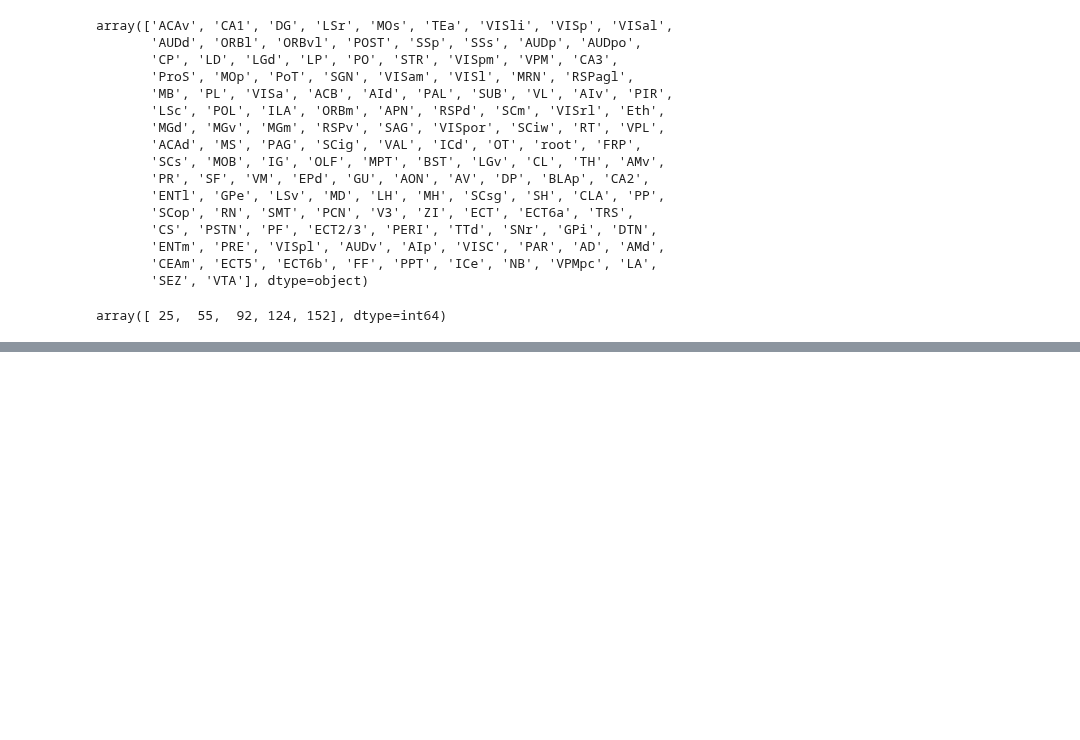
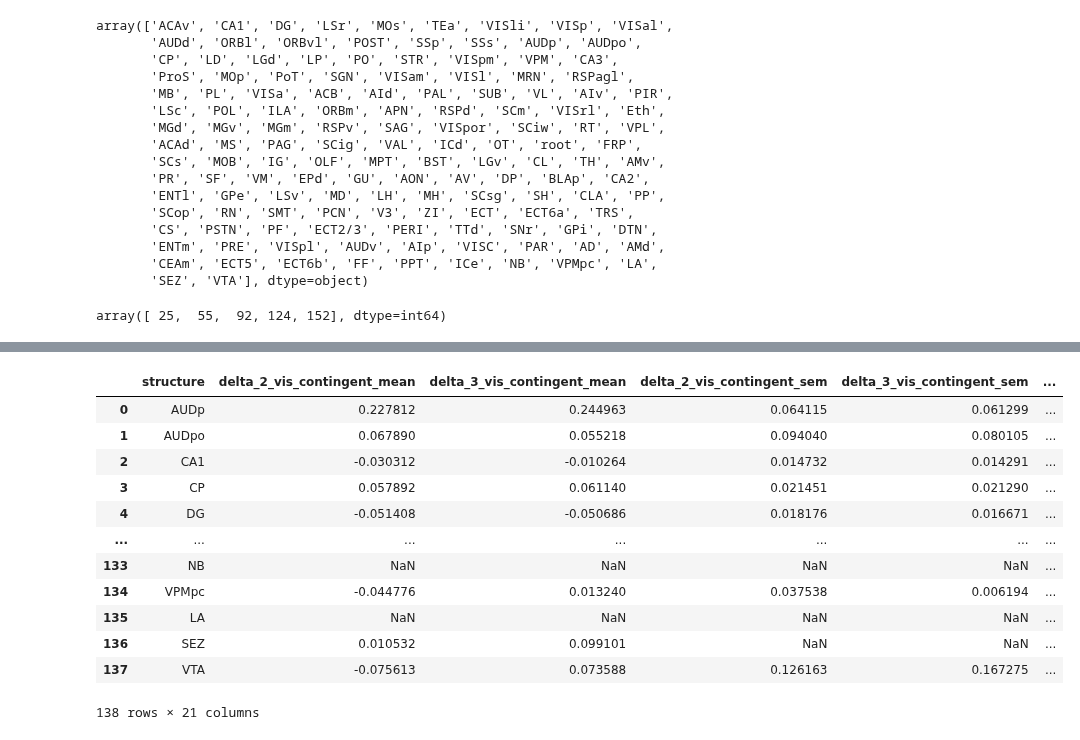
Before and after one commit to AllenInstitute/dynamic_routing_analysis, a Jupyter notebook: notebooks/plot_multi_timebin_decoder_results.ipynb, the cells around one changed output, grey strips where cells are left out. Saved outputs shown, nothing was run; the diff lists cells and outputs as text; code cells hidden in the pictures; blank space fills up the shorter version.

```diff
--- a/notebooks/plot_multi_timebin_decoder_results.ipynb
+++ b/notebooks/plot_multi_timebin_decoder_results.ipynb
@@ -1055,0 +1189,67 @@ sel_switches
+# %%
+#get average and sem delta predict proba per structure, make new dataframe
+
+sel_trial_rel_to_switch=0
+min_dprime=0.5
+context_labels=['aud','vis']
+contingent_labels=['non_contingent','contingent']
+
+delta_predict_proba_by_structure={
+    'structure':[],
+
+    'delta_2_vis_contingent_mean':[],
+    'delta_3_vis_contingent_mean':[],
+    'delta_2_vis_contingent_sem':[],
+    'delta_3_vis_contingent_sem':[],
+    'n_switches_vis_contingent':[],
+
+    'delta_2_vis_non_contingent_mean':[],
+    'delta_3_vis_non_contingent_mean':[],
+    'delta_2_vis_non_contingent_sem':[],
+    'delta_3_vis_non_contingent_sem':[],
+    'n_switches_vis_non_contingent':[],
+
+    'delta_2_aud_contingent_mean':[],
+    'delta_3_aud_contingent_mean':[],
+    'delta_2_aud_contingent_sem':[],
+    'delta_3_aud_contingent_sem':[],
+    'n_switches_aud_contingent':[],
+
+    'delta_2_aud_non_contingent_mean':[],
+    'delta_3_aud_non_contingent_mean':[],
+    'delta_2_aud_non_contingent_sem':[],
+    'delta_3_aud_non_contingent_sem':[],
+    'n_switches_aud_non_contingent':[],
+}
+
+for sel_structure in context_switch_table_df['structure'].unique():
+    delta_predict_proba_by_structure['structure'].append(sel_structure)
+    for sel_is_vis_context in [False,True]:
+        for sel_is_contingent_switch in [False,True]:
+
+            switches=context_switch_table_df.query(
+                'structure==@sel_structure and is_vis_context==@sel_is_vis_context and trial_rel_to_switch==@sel_trial_rel_to_switch and \
+                is_contingent_switch==@sel_is_contingent_switch and dprime_before_switch>=@min_dprime and dprime_after_switch>=@min_dprime')
+
+            delta_predict_proba_by_structure[f'delta_2_{context_labels[sel_is_vis_context]}_{contingent_labels[sel_is_contingent_switch]}_mean'].append(switches['delta_predict_proba_2_bins'].median())
+            delta_predict_proba_by_structure[f'delta_3_{context_labels[sel_is_vis_context]}_{contingent_labels[sel_is_contingent_switch]}_mean'].append(switches['delta_predict_proba_3_bins'].median())
+            delta_predict_proba_by_structure[f'delta_2_{context_labels[sel_is_vis_context]}_{contingent_labels[sel_is_contingent_switch]}_sem'].append(stats.sem(switches['delta_predict_proba_2_bins']))
+            delta_predict_proba_by_structure[f'delta_3_{context_labels[sel_is_vis_context]}_{contingent_labels[sel_is_contingent_switch]}_sem'].append(stats.sem(switches['delta_predict_proba_3_bins']))
+            delta_predict_proba_by_structure[f'n_switches_{context_labels[sel_is_vis_context]}_{contingent_labels[sel_is_contingent_switch]}'].append(len(switches))
+
+delta_predict_proba_by_structure_df=pd.DataFrame(delta_predict_proba_by_structure)
+delta_predict_proba_by_structure_df
+# %% [output]
+|  | structure | delta_2_vis_contingent_mean | delta_3_vis_contingent_mean | delta_2_vis_contingent_sem | delta_3_vis_contingent_sem | ... |
+| 0 | AUDp | 0.227812 | 0.244963 | 0.064115 | 0.061299 | ... |
+| 1 | AUDpo | 0.067890 | 0.055218 | 0.094040 | 0.080105 | ... |
+| 2 | CA1 | -0.030312 | -0.010264 | 0.014732 | 0.014291 | ... |
+| 3 | CP | 0.057892 | 0.061140 | 0.021451 | 0.021290 | ... |
+| 4 | DG | -0.051408 | -0.050686 | 0.018176 | 0.016671 | ... |
+| ... | ... | ... | ... | ... | ... | ... |
+| 133 | NB | NaN | NaN | NaN | NaN | ... |
+| 134 | VPMpc | -0.044776 | 0.013240 | 0.037538 | 0.006194 | ... |
+| 135 | LA | NaN | NaN | NaN | NaN | ... |
+| 136 | SEZ | 0.010532 | 0.099101 | NaN | NaN | ... |
+| 137 | VTA | -0.075613 | 0.073588 | 0.126163 | 0.167275 | ... |
+138 rows × 21 columns
```
Also changed, not shown: parts of 18 cells of this notebook, 3 other files.
